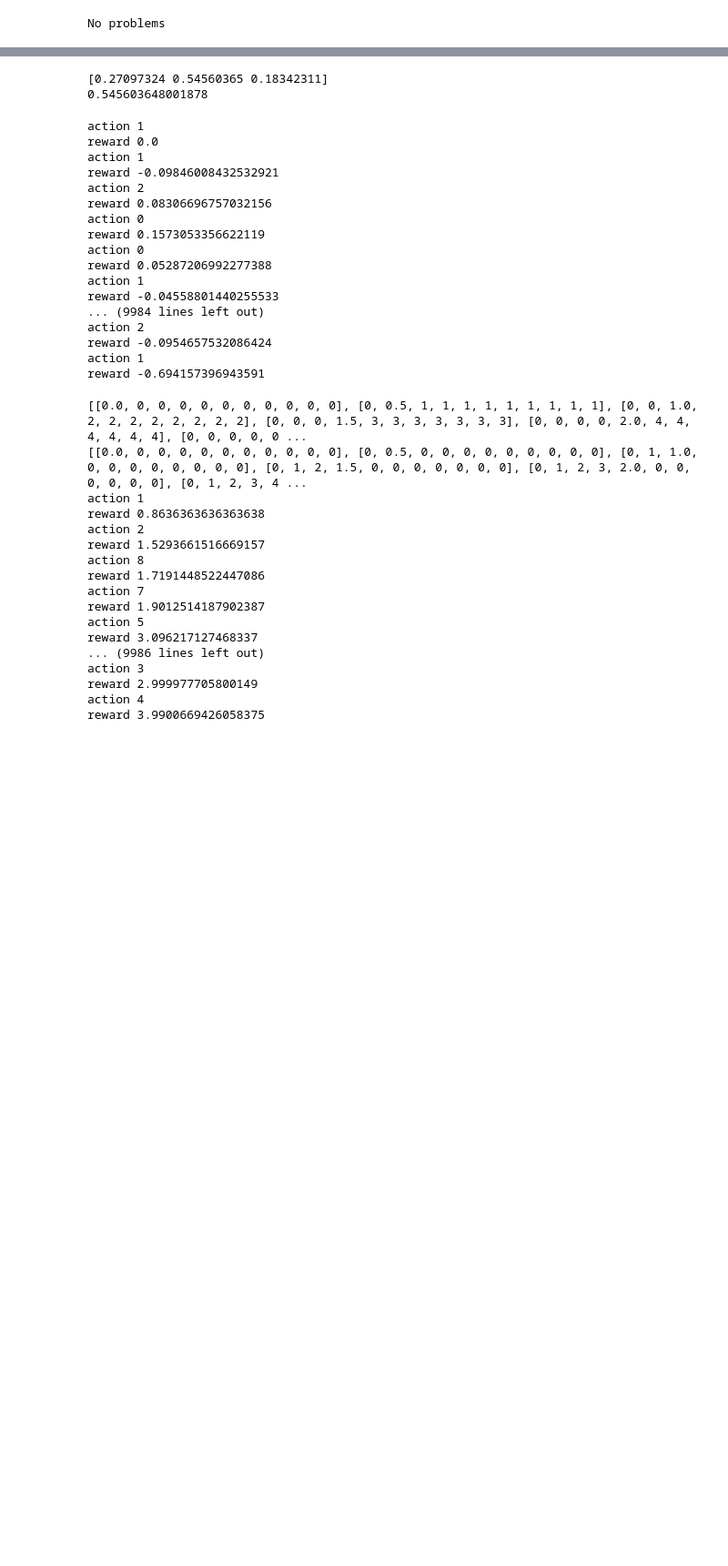
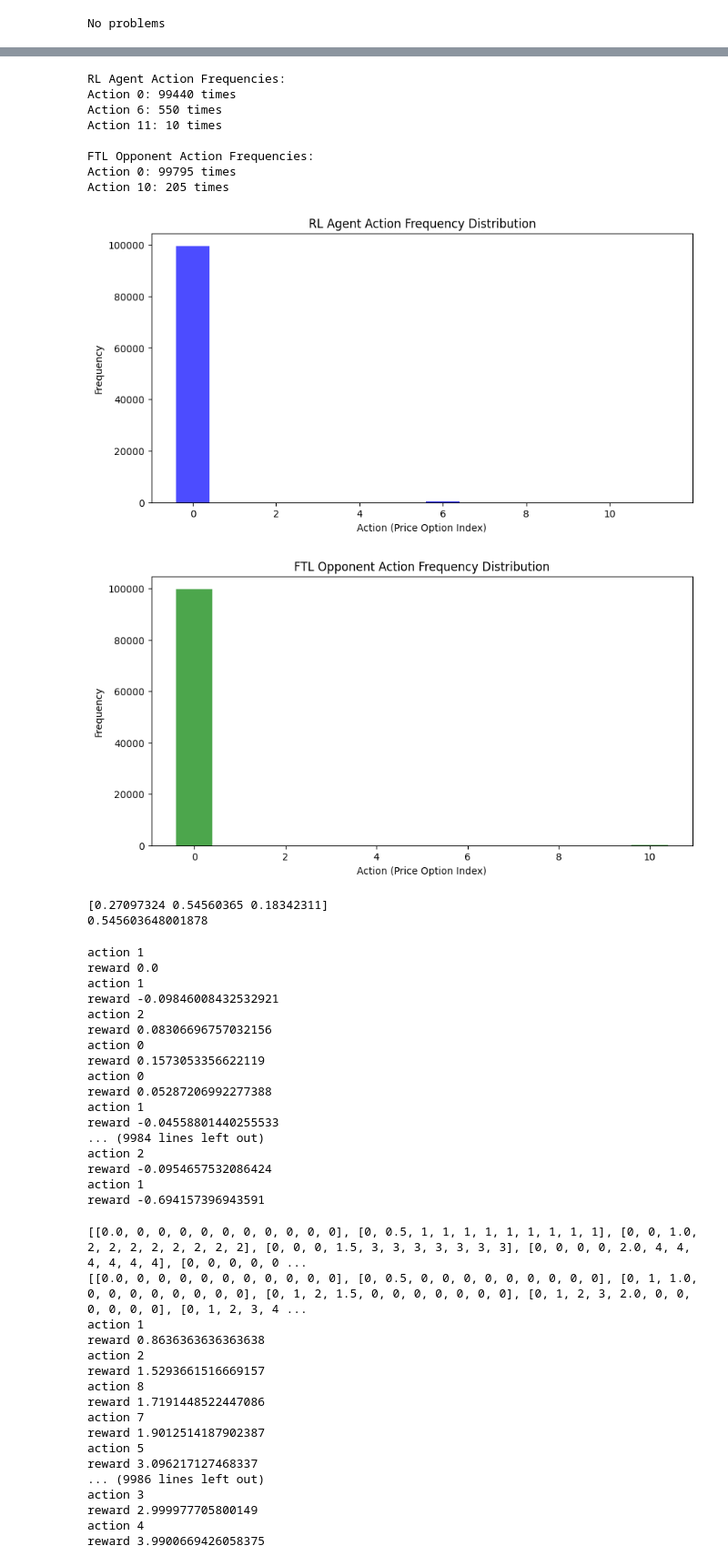
Before and after one commit to eshwarram/Non_Myopic_Pricing, a Jupyter notebook: rl_mw.ipynb, the cells around one changed output, grey strips where cells are left out. Shown at 91% size. Saved outputs shown, nothing was run; the diff lists cells and outputs as text; code cells hidden in the pictures; blank space fills up the shorter version.

```diff
--- a/rl_mw.ipynb
+++ b/rl_mw.ipynb
@@ -256,3 +220,74 @@ Final Average Per-Round Reward Over 10 Trajectories: 8.8799
+# %%
+import collections
+import matplotlib.pyplot as plt
+from stable_baselines3 import PPO
+
+# Load the trained PPO model
+model = PPO.load("pricing_game_ppo")
+
+# Ensure that your environment 'env' is already defined, along with T and k.
+# For example:
+# k = 100
+# T = 1000
+# env = PricingGameEnv(k, T)
+
+num_evaluation_trajectories = 10  # Number of trajectories to evaluate
+
+agent_actions_all = []
+ftl_actions_all = []
+
+# Evaluate the model over a number of trajectories
+for episode in range(num_evaluation_trajectories):
+    obs, _ = env.reset()
+    for _ in range(T):  # Each trajectory lasts T rounds
+        action, _states = model.predict(obs, deterministic=True)
+        # Convert action to a hashable type (scalar)
+        agent_action = action.item() if hasattr(action, "item") else action
+        agent_actions_all.append(agent_action)
+
+        obs, reward, terminated, truncated, info = env.step(action)
+        # Similarly, convert the FTL action to a hashable type
+        ftl_action = info["ftl_action"].item() if hasattr(info["ftl_action"], "item") else info["ftl_action"]
+        ftl_actions_all.append(ftl_action)
+
+# Compute frequency counts using Counter
+agent_counter = collections.Counter(agent_actions_all)
+ftl_counter = collections.Counter(ftl_actions_all)
+
+# Print out action frequencies
+print("RL Agent Action Frequencies:")
+for action, count in sorted(agent_counter.items()):
+    print(f"Action {action}: {count} times")
+
+print("\nFTL Opponent Action Frequencies:")
+for action, count in sorted(ftl_counter.items()):
+    print(f"Action {action}: {count} times")
+
+# Plot histograms for the action distributions
+plt.figure(figsize=(10, 5))
+plt.bar(agent_counter.keys(), agent_counter.values(), color='blue', alpha=0.7)
+plt.title("RL Agent Action Frequency Distribution")
+plt.xlabel("Action (Price Option Index)")
+plt.ylabel("Frequency")
+plt.show()
+
+plt.figure(figsize=(10, 5))
+plt.bar(ftl_counter.keys(), ftl_counter.values(), color='green', alpha=0.7)
+plt.title("FTL Opponent Action Frequency Distribution")
+plt.xlabel("Action (Price Option Index)")
+plt.ylabel("Frequency")
+plt.show()
+# %% [output]
+RL Agent Action Frequencies:
+Action 0: 99440 times
+Action 6: 550 times
+Action 11: 10 times
+
+FTL Opponent Action Frequencies:
+Action 0: 99795 times
+Action 10: 205 times
+[figure, added]
+[figure, added]
 # %%
 
 
```
Also changed, not shown: parts of 3 cells of this notebook, 1 other file.
